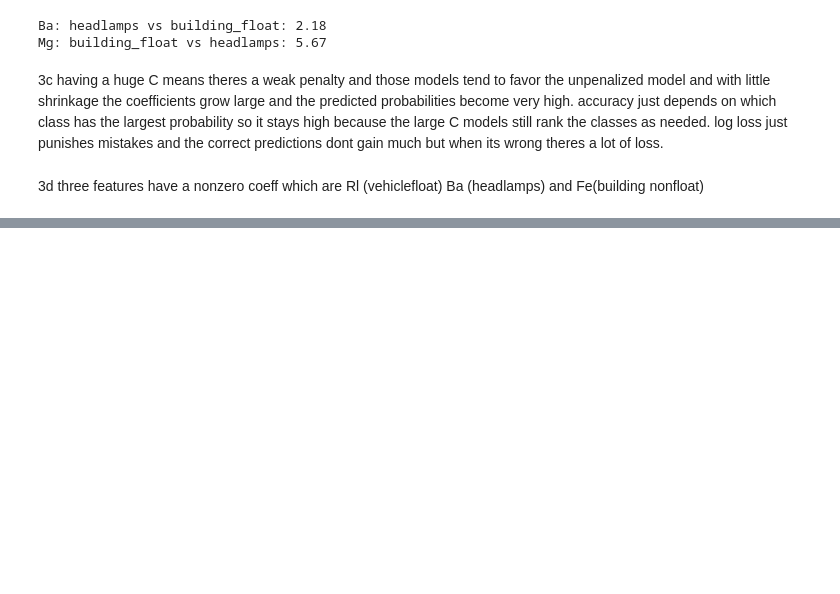
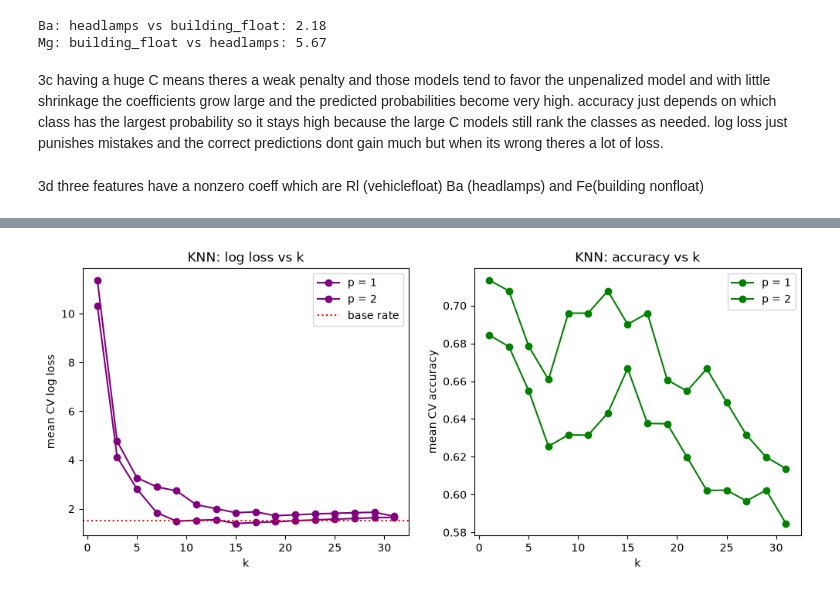
Before and after one commit to exoticlily25/ds6021-f26-qyc6ej, a Jupyter notebook: homework/lab7/p2_p3.ipynb, the cells around one changed output, grey strips where cells are left out. Saved outputs shown, nothing was run; the diff lists cells and outputs as text; code cells hidden in the pictures; blank space fills up the shorter version.

```diff
--- a/homework/lab7/p2_p3.ipynb
+++ b/homework/lab7/p2_p3.ipynb
@@ -261,0 +284,19 @@ three features have a nonzero coeff which are Rl (vehiclefloat) Ba (headlamps) a
+# %%
+def make_knn(k, p=2):
+    return Pipeline([("scale", StandardScaler()), ("model", KNeighborsClassifier(n_neighbors=k, p=p))])
+
+knn_results = pd.DataFrame([{"k": k, "p": p, **cv_scores(make_knn(k, p))}
+                            for p in [1, 2] for k in range(1, 32, 2)])
+
+fig, axes = plt.subplots(1, 2, figsize=(12, 4.5))
+for p, g in knn_results.groupby("p"):
+    axes[0].plot(g["k"], g["log loss (mean)"], marker="o", label=f"p = {p}", color = "purple")
+    axes[1].plot(g["k"], g["accuracy (mean)"], marker="o", label=f"p = {p}", color = "green")
+axes[0].axhline(ll_base, color="red", ls=":", label="base rate")
+axes[0].set(xlabel="k", ylabel="mean CV log loss", title="KNN: log loss vs k");
+axes[0].legend()
+axes[1].set(xlabel="k", ylabel="mean CV accuracy", title="KNN: accuracy vs k");
+axes[1].legend()
+plt.show()
+# %% [output]
+[figure, added]
```
Also changed, not shown: parts of 13 cells of this notebook.
